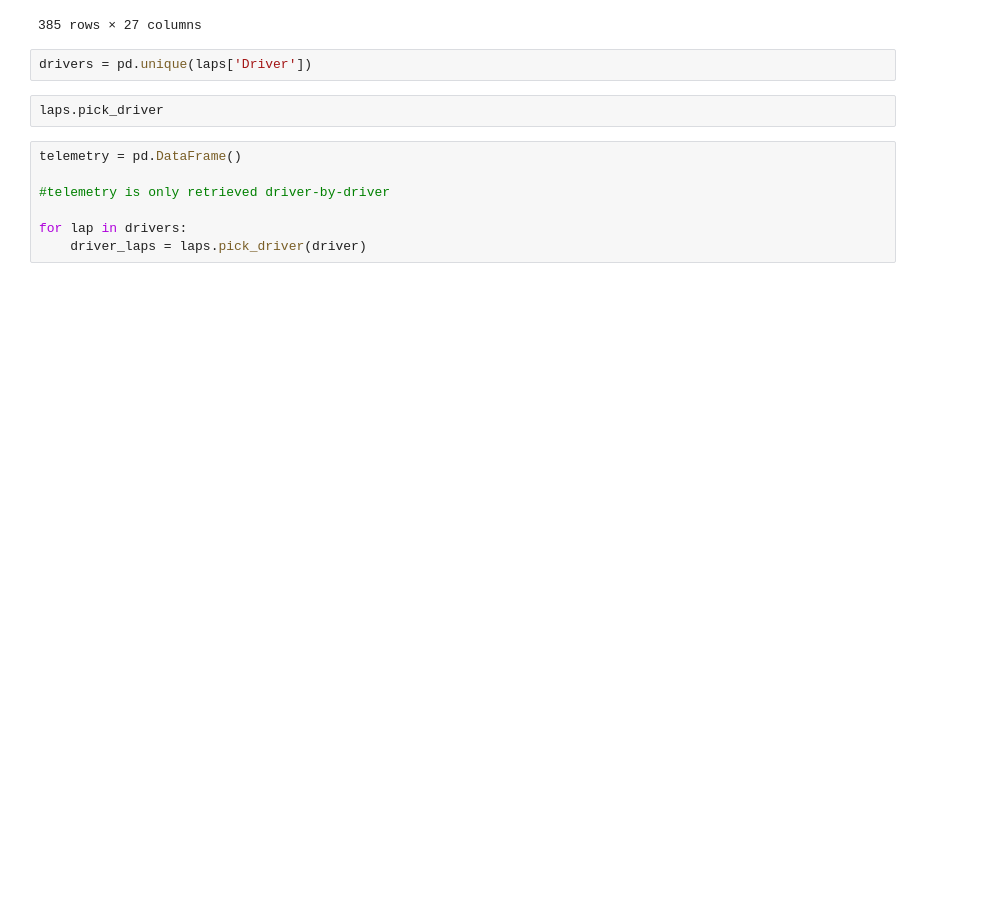
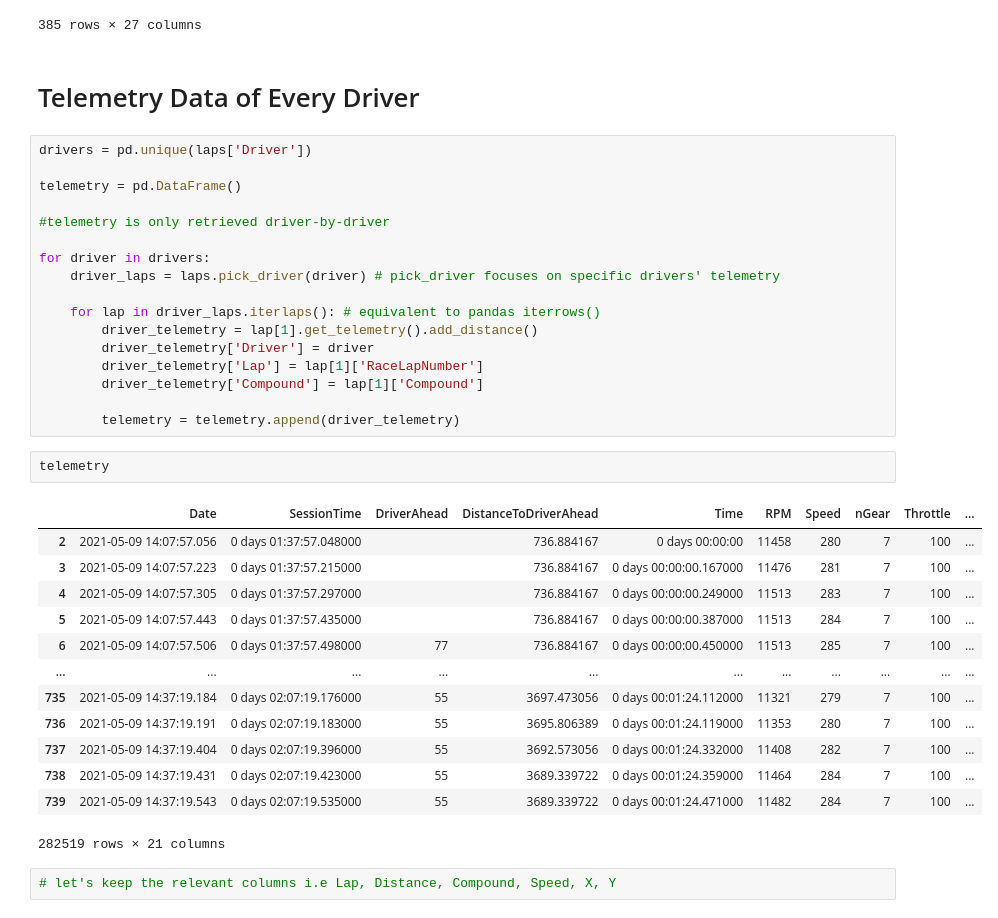
Before and after one commit to TheWangAndOnly/FormulaOne, a Jupyter notebook: notebooks/ToBoxOrNotToBox.ipynb, the cells around one changed output. Saved outputs shown, nothing was run; the diff lists cells and outputs as text; blank space fills up the shorter version.

```diff
--- a/notebooks/ToBoxOrNotToBox.ipynb
+++ b/notebooks/ToBoxOrNotToBox.ipynb
@@ -66,14 +63,40 @@ laps
 | 1244 | 0 days 02:05:55.064000 | 9 | 0 days 00:01:24.739000 | 63 | 3 | NaT | NaT | 0 days 00:00:23.814000 | 0 days 00:00:32.169000 | ... |
 | 1245 | 0 days 02:07:19.535000 | 9 | 0 days 00:01:24.471000 | 64 | 3 | NaT | NaT | 0 days 00:00:23.681000 | 0 days 00:00:32.172000 | ... |
 385 rows × 27 columns
-# %%
-drivers = pd.unique(laps['Driver'])
-# %%
-laps.pick_driver
-# %%
-telemetry = pd.DataFrame()
-
-#telemetry is only retrieved driver-by-driver
-
-for lap in drivers:
-    driver_laps = laps.pick_driver(driver)
+# %% [markdown]
+# Telemetry Data of Every Driver
+# %%
+drivers = pd.unique(laps['Driver'])
+
+telemetry = pd.DataFrame()
+
+#telemetry is only retrieved driver-by-driver
+
+for driver in drivers:
+    driver_laps = laps.pick_driver(driver) # pick_driver focuses on specific drivers' telemetry
+
+    for lap in driver_laps.iterlaps(): # equivalent to pandas iterrows()
+        driver_telemetry = lap[1].get_telemetry().add_distance()
+        driver_telemetry['Driver'] = driver
+        driver_telemetry['Lap'] = lap[1]['RaceLapNumber']
+        driver_telemetry['Compound'] = lap[1]['Compound']
+
+        telemetry = telemetry.append(driver_telemetry)
+# %%
+telemetry
+# %% [output]
+|  | Date | SessionTime | DriverAhead | DistanceToDriverAhead | Time | RPM | Speed | nGear | Throttle | ... |
+| 2 | 2021-05-09 14:07:57.056 | 0 days 01:37:57.048000 |  | 736.884167 | 0 days 00:00:00 | 11458 | 280 | 7 | 100 | ... |
+| 3 | 2021-05-09 14:07:57.223 | 0 days 01:37:57.215000 |  | 736.884167 | 0 days 00:00:00.167000 | 11476 | 281 | 7 | 100 | ... |
+| 4 | 2021-05-09 14:07:57.305 | 0 days 01:37:57.297000 |  | 736.884167 | 0 days 00:00:00.249000 | 11513 | 283 | 7 | 100 | ... |
+| 5 | 2021-05-09 14:07:57.443 | 0 days 01:37:57.435000 |  | 736.884167 | 0 days 00:00:00.387000 | 11513 | 284 | 7 | 100 | ... |
+| 6 | 2021-05-09 14:07:57.506 | 0 days 01:37:57.498000 | 77 | 736.884167 | 0 days 00:00:00.450000 | 11513 | 285 | 7 | 100 | ... |
+| ... | ... | ... | ... | ... | ... | ... | ... | ... | ... | ... |
+| 735 | 2021-05-09 14:37:19.184 | 0 days 02:07:19.176000 | 55 | 3697.473056 | 0 days 00:01:24.112000 | 11321 | 279 | 7 | 100 | ... |
+| 736 | 2021-05-09 14:37:19.191 | 0 days 02:07:19.183000 | 55 | 3695.806389 | 0 days 00:01:24.119000 | 11353 | 280 | 7 | 100 | ... |
+| 737 | 2021-05-09 14:37:19.404 | 0 days 02:07:19.396000 | 55 | 3692.573056 | 0 days 00:01:24.332000 | 11408 | 282 | 7 | 100 | ... |
+| 738 | 2021-05-09 14:37:19.431 | 0 days 02:07:19.423000 | 55 | 3689.339722 | 0 days 00:01:24.359000 | 11464 | 284 | 7 | 100 | ... |
+| 739 | 2021-05-09 14:37:19.543 | 0 days 02:07:19.535000 | 55 | 3689.339722 | 0 days 00:01:24.471000 | 11482 | 284 | 7 | 100 | ... |
+282519 rows × 21 columns
+# %%
+# let's keep the relevant columns i.e Lap, Distance, Compound, Speed, X, Y
```
Also changed, not shown: parts of 9 cells of this notebook.
